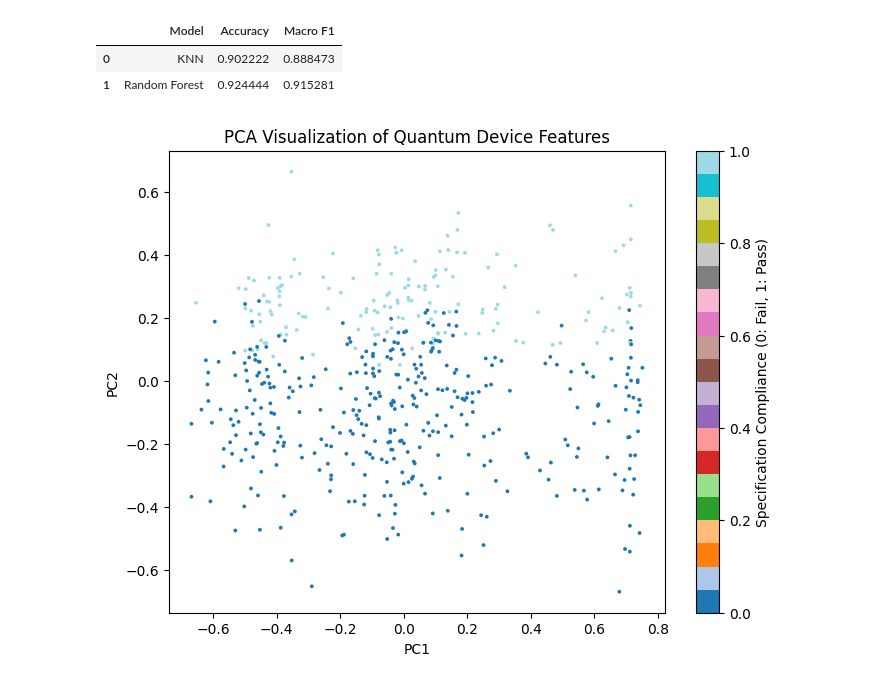
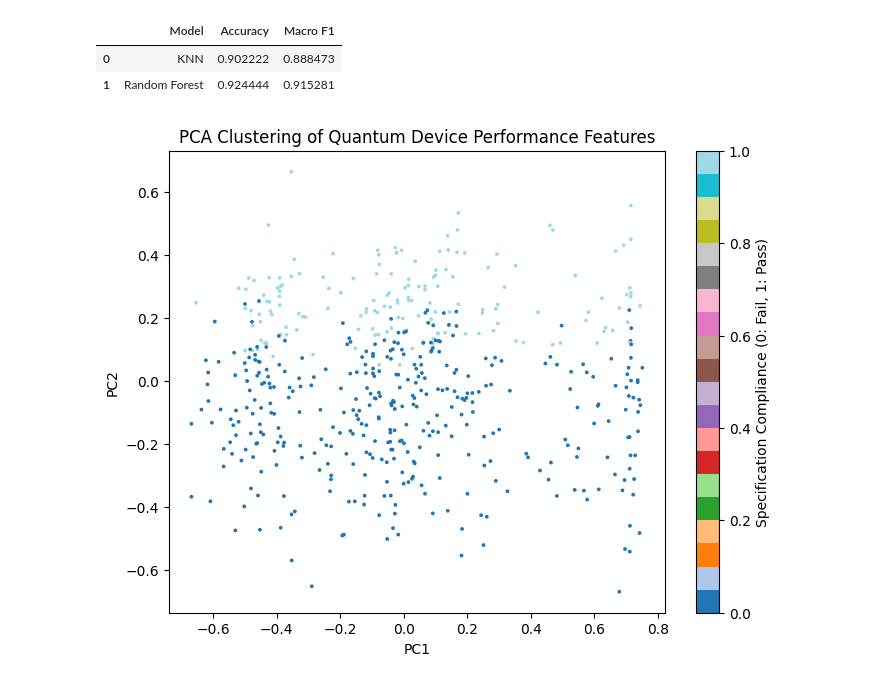
Before and after one commit to renaissag/electrical_engineeing_Quantum_Devices_KNN, a Jupyter notebook: Renaissa_Quantum_Devices_KNN.ipynb, the cells around one changed output. Drawn from its saved outputs; the diff is of its cells as text; code cells hidden in the pictures.

```diff
--- a/Renaissa_Quantum_Devices_KNN.ipynb
+++ b/Renaissa_Quantum_Devices_KNN.ipynb
@@ -319,15 +319,15 @@ pd.DataFrame({
 # %%
 from sklearn.decomposition import PCA
 
 pca = PCA(n_components=2)
 X_pca = pca.fit_transform(x_train)
 
 plt.figure(figsize=(8,6))
 scatter = plt.scatter(X_pca[:,0], X_pca[:,1], c=y_train.astype('category').cat.codes, cmap='tab20', s=3)
-plt.title("PCA Visualization of Quantum Device Features")
+plt.title("PCA Clustering of Quantum Device Performance Features")
 plt.xlabel("PC1")
 plt.ylabel("PC2")
 plt.colorbar(scatter, label="Specification Compliance (0: Fail, 1: Pass)")
 plt.show()
 # %% [output]
-[figure, old version]
+[figure, new version]
```
Also changed, not shown: parts of 1 cell of this notebook.
